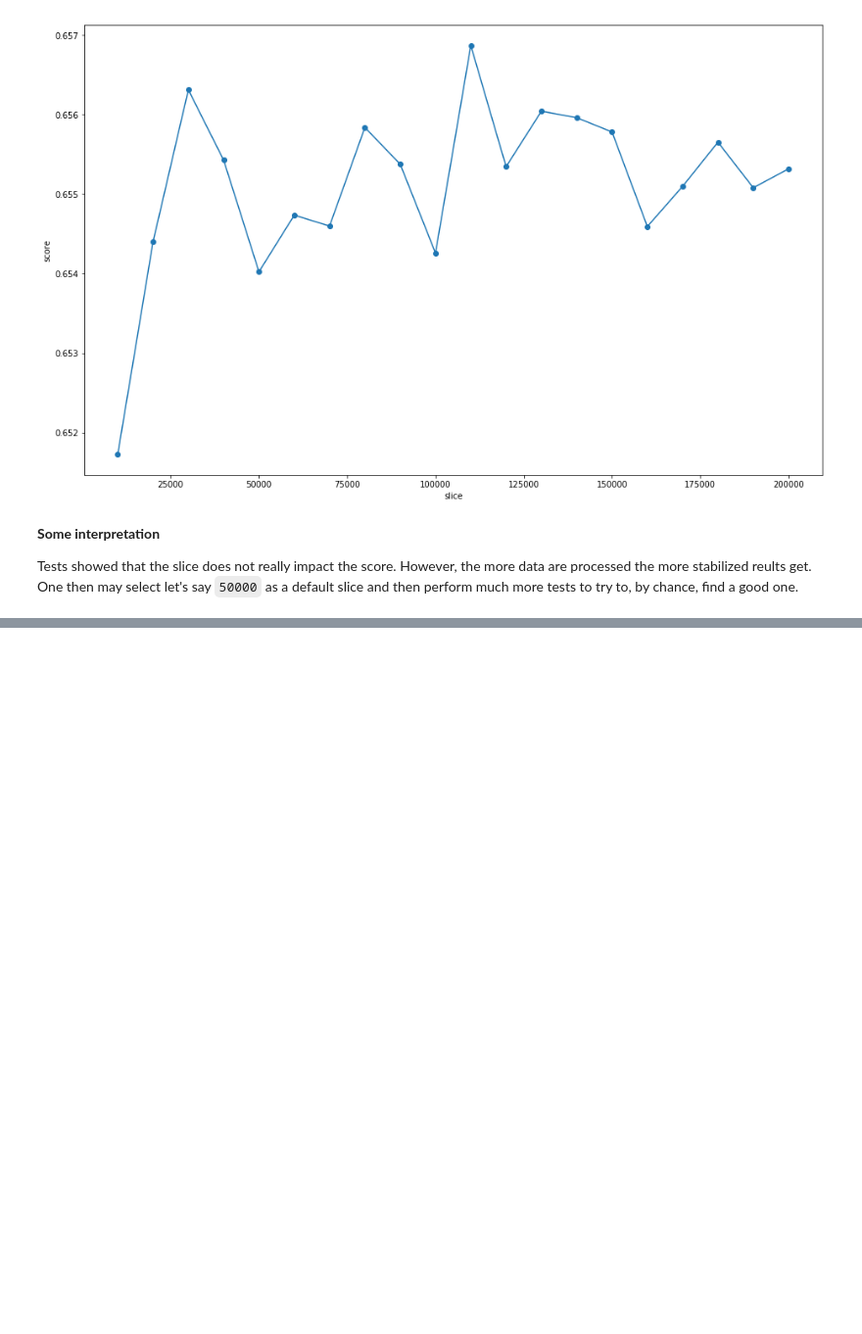
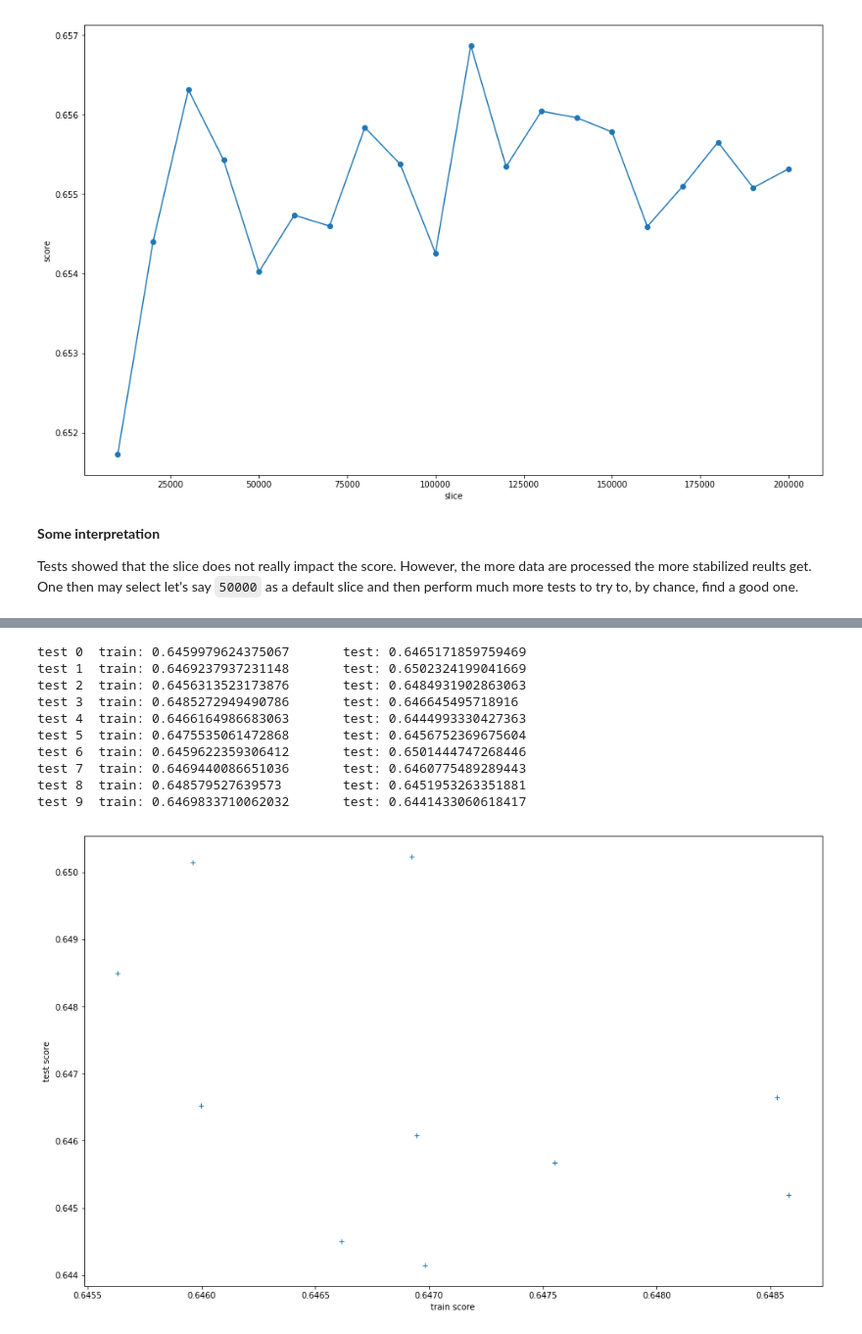
Before and after one commit to ychalier/AlphaShoe, a Jupyter notebook: base.ipynb, the cells around one changed output, grey strips where cells are left out. Shown: that part at 98% size. Saved outputs shown, nothing was run; the diff lists cells and outputs as text; code cells hidden in the pictures; blank space fills up the shorter version.

```diff
--- a/base.ipynb
+++ b/base.ipynb
@@ -62,10 +62,26 @@ SizeAdviceDescriptionCleaner['Prenez une taille au-dessus de votre pointure habi
 SizeAdviceDescriptionCleaner['Prenez une taille en dessous de sa pointure !'] = -1
 SizeAdviceDescriptionCleaner['Prenez une taille en dessous de votre pointure habituelle'] = -1
 
+# datetime format:
+# YYYY-MM-DD HH:mm:SS
+
 # BirthDate
 def age(birthdate):
     if type(birthdate) == type(" "):
         return 2016 - int(birthdate[:4])
+    return None
+
+def week_of_the_year(date):
+    if type(date) == type(" "):
+        year = int(date[:4])
+        month = int(date[5:7])
+        day = int(date[8:10])
+        return datetime.date(year, month, day).isocalendar()[1]
+    return None
+
+def hour(date):
+    if type(date) == type(" "):
+        return int(date[11:13])
     return None
 
 # OrderCreationDate and SeasonLabel
@@ -74,7 +90,6 @@ def order_season(orderdate):
     if month >= 4 and month <= 9:
         return "Printemps/Et\xc3\x83\xc2\xa9"
     return "Automne/Hiver"
-
 
 def build_df(x):
     """Builds a pandas DataFrame with clean columns from a read CSV"""
@@ -94,6 +109,8 @@ def build_df(x):
     m["MatchSeason"] = m["SeasonLabel_pr"] == m["SeasonLabel"]
     m["OrderSeason"] = m["OrderCreationDate"].map(order_season)
     m["MatchOrderSeason"] = m["OrderSeason"] == m["SeasonLabel"]
+    m["OrderHour"] = m["OrderCreationDate"].map(hour)
+    m["FirstOrderDate"] = m["FirstOrderDate"].map(week_of_the_year)
 
     # cleaning
     m["SizeAdviceDescription"] = m["SizeAdviceDescription"].map(SizeAdviceDescriptionCleaner)
@@ -101,10 +118,10 @@ def build_df(x):
 
     # removing useless columns
     blacklist = ['VariantId', 'CustomerId', 'OrderNumber', 'LineItem',
-                 'ProductColorId', 'BrandId', 'SupplierColor', 'OrderShipDate',
-                 'ProductId', 'BillingPostalCode', 'FirstOrderDate',
-                 'OrderStatusLabel', 'MinSize', 'MaxSize', 'OrderSeason',
-                 'OrderCreationDate', 'SubtypeLabel', 'ProductType'
+                 'ProductColorId', 'OrderShipDate',
+                 'ProductId', 'BillingPostalCode', 'SupplierColor',
+                 'OrderStatusLabel',
+                 'OrderCreationDate', 'SubtypeLabel', 'ProductType',
                 ]
     whitelist = None
     if blacklist is not None:
@@ -564,0 +855,14 @@ generated output at ypred_2018_04_13_15_13_30.txt       (7.96s)
+# %%
+x3, x4 = prune(x1, x2, y_train, threshold=68)
+# %% [output]
+test 0  train: 0.6459979624375067       test: 0.6465171859759469
+test 1  train: 0.6469237937231148       test: 0.6502324199041669
+test 2  train: 0.6456313523173876       test: 0.6484931902863063
+test 3  train: 0.6485272949490786       test: 0.646645495718916
+test 4  train: 0.6466164986683063       test: 0.6444993330427363
+test 5  train: 0.6475535061472868       test: 0.6456752369675604
+test 6  train: 0.6459622359306412       test: 0.6501444747268446
+test 7  train: 0.6469440086651036       test: 0.6460775489289443
+test 8  train: 0.648579527639573        test: 0.6451953263351881
+test 9  train: 0.6469833710062032       test: 0.6441433060618417
+[figure, added]
```
Also changed, not shown: parts of 17 cells of this notebook, 6 other files.
